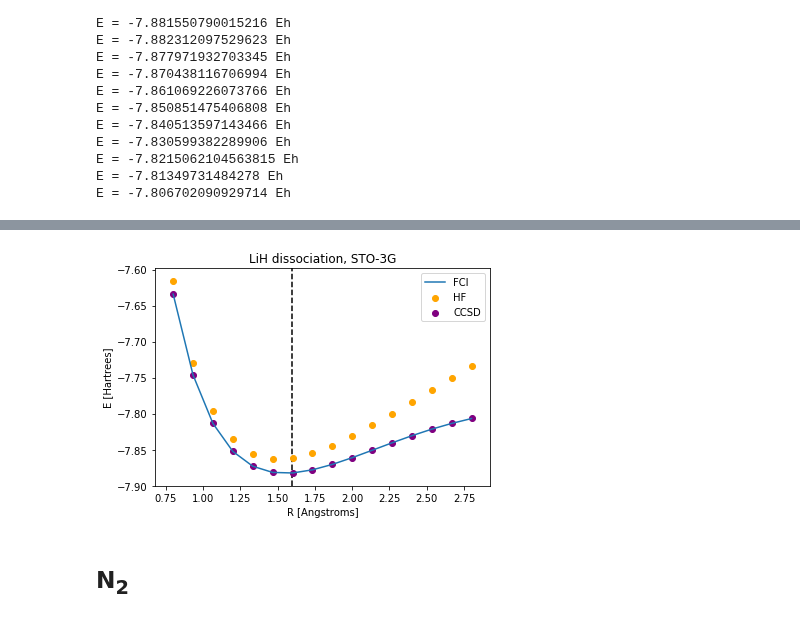
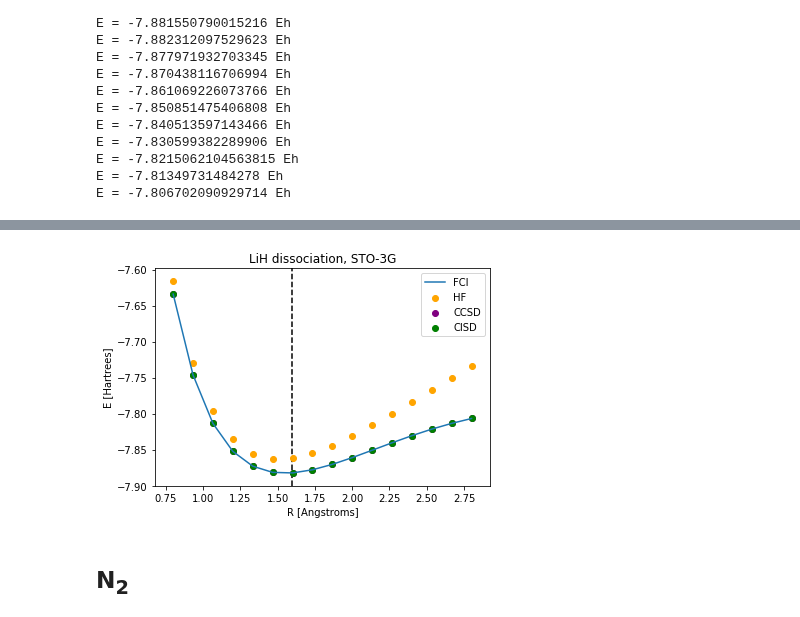
Before and after one commit to CDL-Quantum/CohortProject_2021, a Jupyter notebook: Week3_VQE/S1_Classical_Methods.ipynb, the cells around one changed output, grey strips where cells are left out. Saved outputs shown, nothing was run; the diff lists cells and outputs as text; code cells hidden in the pictures.

```diff
--- a/Week3_VQE/S1_Classical_Methods.ipynb
+++ b/Week3_VQE/S1_Classical_Methods.ipynb
@@ -269,3 +317,6 @@ E = -7.830599382289906 Eh
 E = -7.8215062104563815 Eh
 E = -7.81349731484278 Eh
 E = -7.806702090929714 Eh
+# %%
+#Run CISD
+CISD_PES = obtain_PES('lih', bond_lengths, basis,  method='cisd')
@@ -272,20 +340,21 @@ E = -7.806702090929714 Eh
 # %%
 #Plot PESs
 fig = plt.figure()
 
 plt.title('LiH dissociation, STO-3G')
 plt.xlabel('R [Angstroms]')
 plt.ylabel('E [Hartrees]')
 
 plt.axvline(x=1.595, color='k', linestyle='--', zorder=0) #experimental bond length from cccbdb.nist.gov
-plt.plot(bond_lengths, FCI_PES, label='FCI', zorder=3)
+plt.plot(bond_lengths, FCI_PES, label='FCI', zorder=4)
 plt.scatter(bond_lengths, HF_PES, label='HF', color='orange', zorder=1)
 plt.scatter(bond_lengths, CCSD_PES, label='CCSD', color='purple', zorder=2)
+plt.scatter(bond_lengths, CISD_PES, label='CISD', color='green', zorder=3)
 plt.legend()
 
 fig.savefig('lih.png', bbox_inches='tight')
 # %% [output]
-[figure, old version]
+[figure, new version]
 # %% [markdown]
 ## N<sub>2</sub>
 # %%
```
Also changed, not shown: parts of 23 cells of this notebook.
